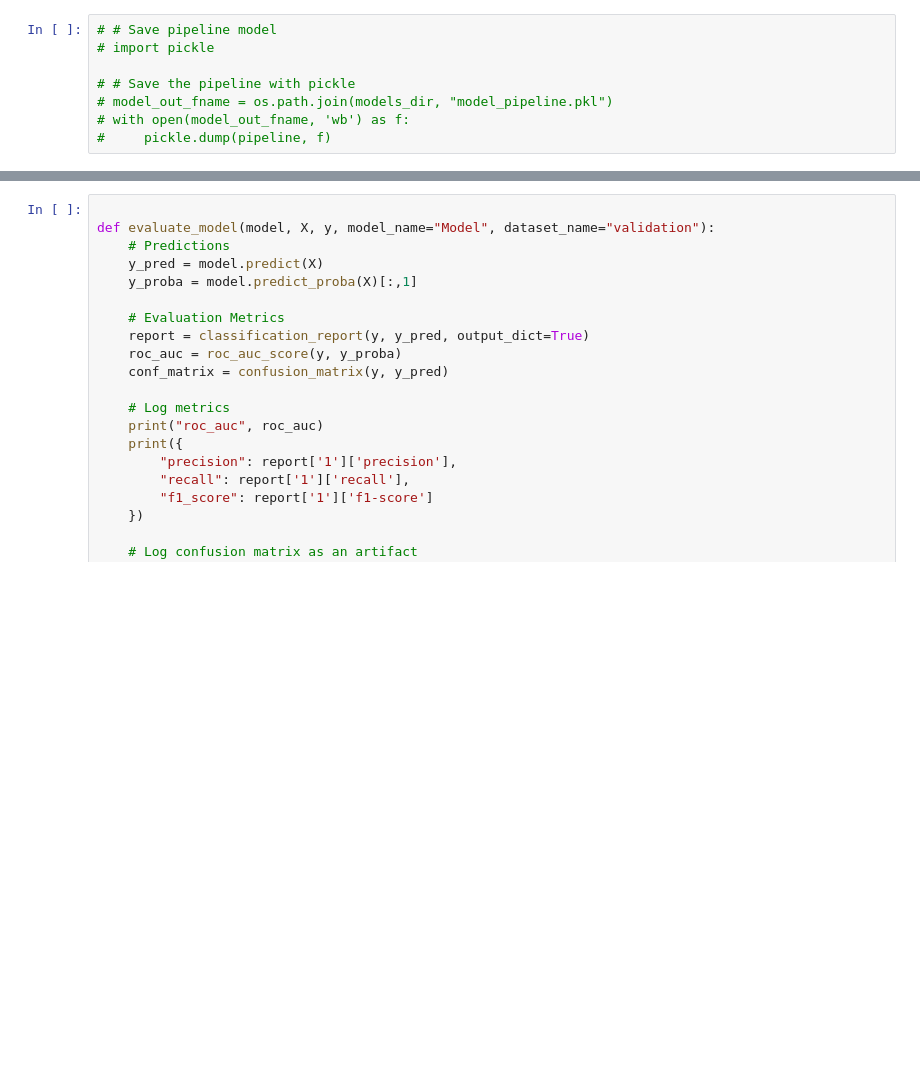
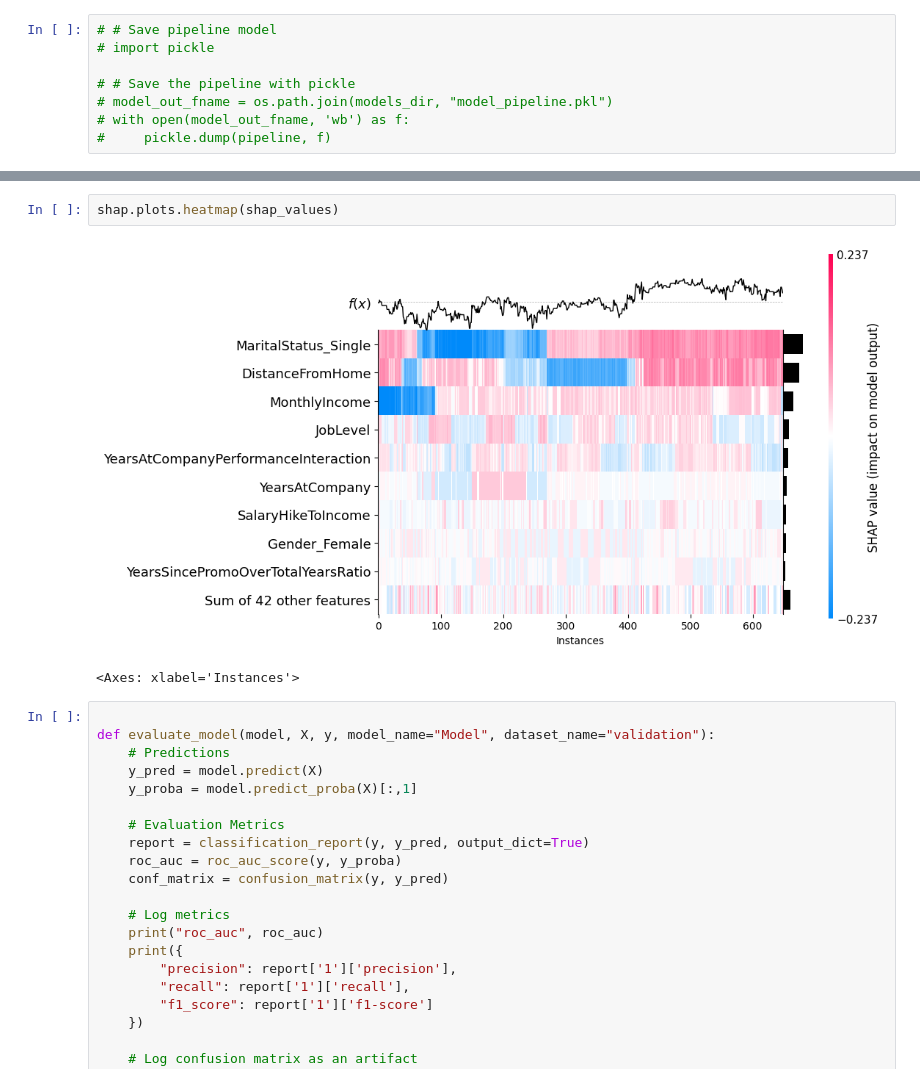
Before and after one commit to minimac321/Attrition-model, a Jupyter notebook: notebooks/model_development.ipynb, the cells around one changed output, grey strips where cells are left out. Drawn from its saved outputs; the diff is of its cells as text; blank space fills up the shorter version.

```diff
--- a/notebooks/model_development.ipynb
+++ b/notebooks/model_development.ipynb
@@ -363,3 +373,8 @@ NameError: name 'pipeline' is not defined
+# %%
+shap.plots.heatmap(shap_values)
+# %% [output]
+[figure, added]
+<Axes: xlabel='Instances'>
 # %%
 
 def evaluate_model(model, X, y, model_name="Model", dataset_name="validation"):
```
Also changed, not shown: parts of 10 cells of this notebook, 2 other files.
